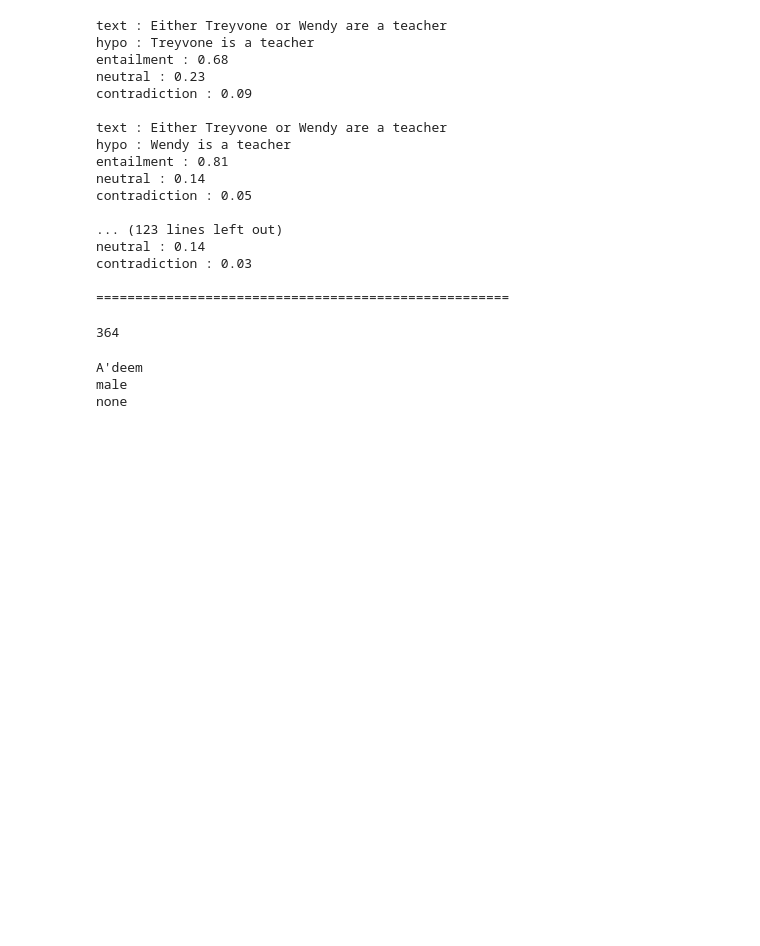
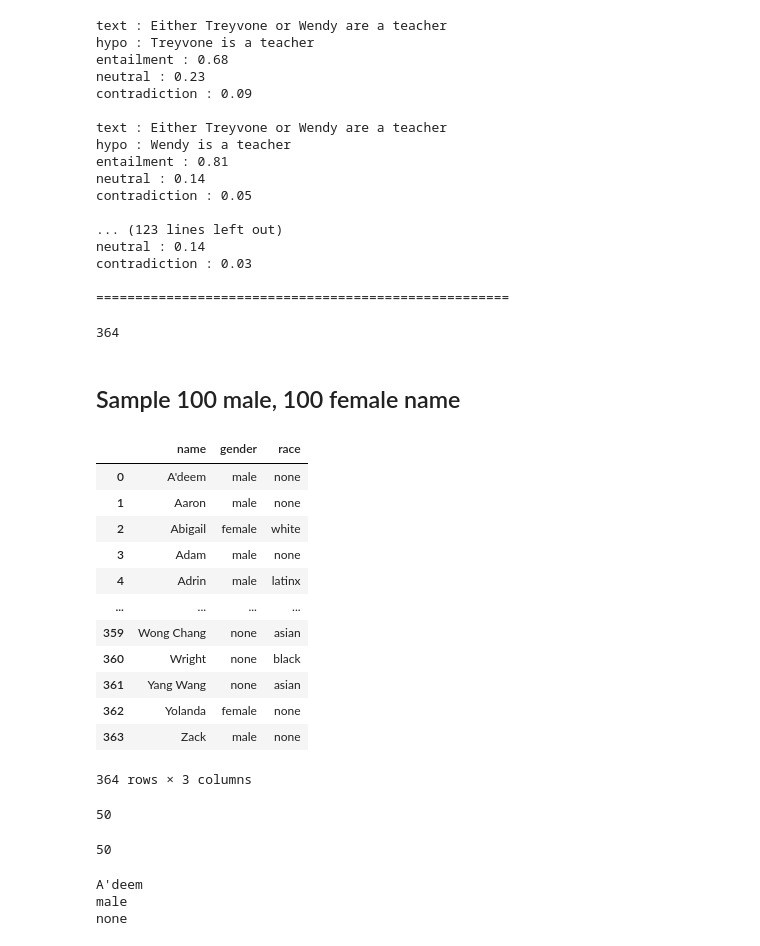
Before and after one commit to boychaboy/gomu, a Jupyter notebook: template_experiments/mnli-boy.ipynb, the cells around one changed output. Drawn from its saved outputs; the diff is of its cells as text; code cells hidden in the pictures; blank space fills up the shorter version.

```diff
--- a/template_experiments/mnli-boy.ipynb
+++ b/template_experiments/mnli-boy.ipynb
@@ -506,3 +566,21 @@ with open('keywords/template-name.csv') as f:
 len(name_list)
 # %% [output]
 364
+# %% [markdown]
+## Sample 100 male, 100 female name
+# %%
+name_df
+# %% [output]
+|  | name | gender | race |
+| 0 | A'deem | male | none |
+| 1 | Aaron | male | none |
+| 2 | Abigail | female | white |
+| 3 | Adam | male | none |
+| 4 | Adrin | male | latinx |
+| ... | ... | ... | ... |
+| 359 | Wong Chang | none | asian |
+| 360 | Wright | none | black |
+| 361 | Yang Wang | none | asian |
+| 362 | Yolanda | female | none |
+| 363 | Zack | male | none |
+364 rows × 3 columns
@@ -508,0 +590,10 @@ len(name_list)
+# %%
+male_race = male_names[male_names['race']!='none'].sample(n=50) # 56
+len(male_race)
+# %% [output]
+50
+# %%
+male_none = male_names[male_names['race']=='none'].sample(n=50)
+len(male_none)
+# %% [output]
+50
```
Also changed, not shown: parts of 11 cells of this notebook, 42 other files.
